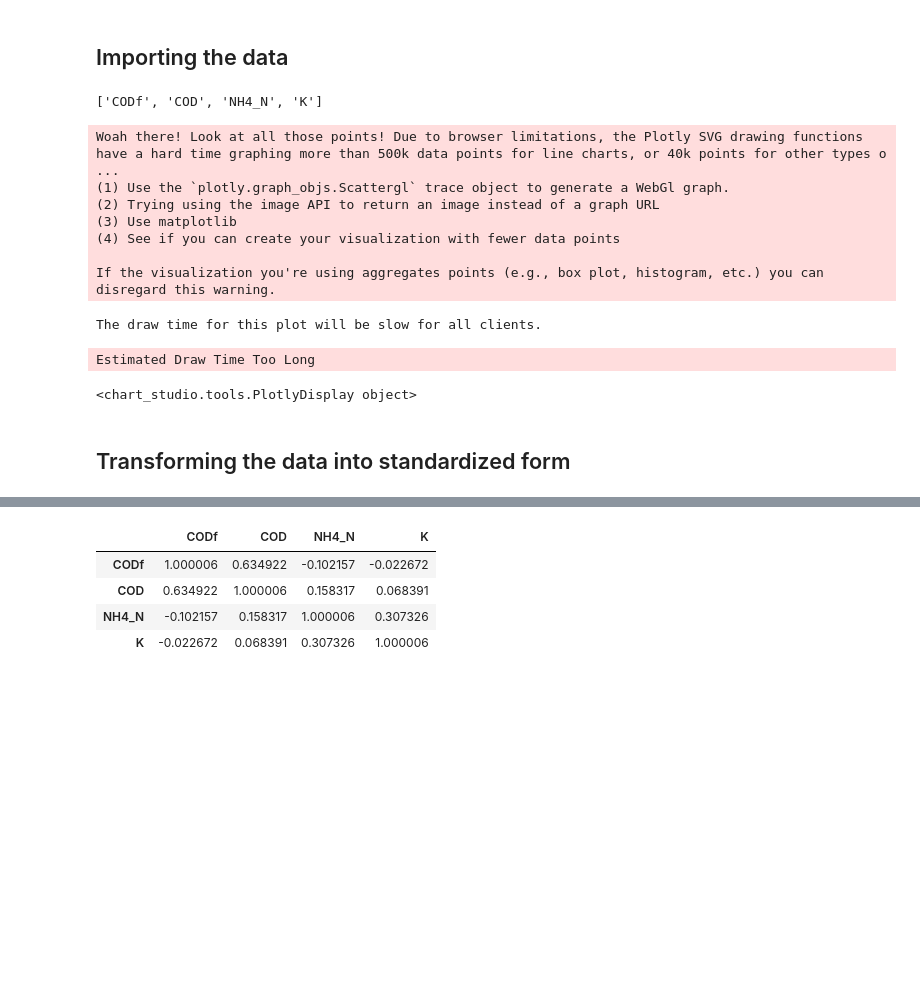
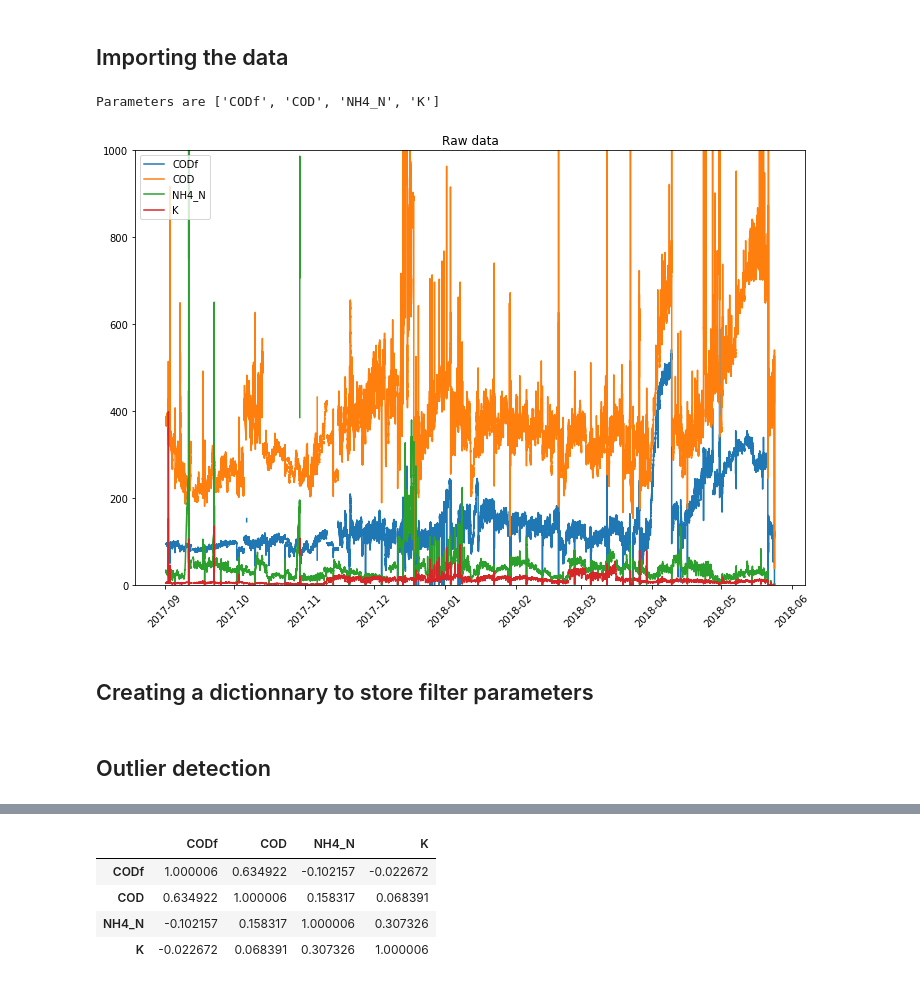
Before and after one commit to jeandavidt/datEAU_filtering, a Jupyter notebook: Univariate data treatment.ipynb, the cells around one changed output, grey strips where cells are left out. Cells and saved outputs as stored; diff of their text form; code cells hidden in the pictures; blank space fills up the shorter version.

```diff
--- a/Univariate data treatment.ipynb
+++ b/Univariate data treatment.ipynb
@@ -8,8 +17,7 @@ import cufflinks as cf
 # %% [markdown]
 ## Importing the data
 # %%
-raw_data = pd.read_csv('influentdata.csv',sep=';')
+raw_data = pd.read_csv('../sample_data/influentdata.csv',sep=';')
 raw_data.datetime = pd.to_datetime(raw_data.datetime)
-
-start_idx = raw_data.first_valid_index()
-end_idx = raw_data.last_valid_index()
+raw_data.set_index('datetime', inplace=True, drop=True)
+raw_data = raw_data.asfreq('2 min')
@@ -20,25 +24,17 @@ end_idx = raw_data.last_valid_index()
 # %%
 parameters_list = []
 for column in raw_data.columns:
-    if (('datetime' not in column)&('Unit' not in column) & ('equipment' not in column)):
+    if (('Unit' not in column) & ('equipment' not in column)):
         parameters_list.append(column)
-print(parameters_list)
+print('Parameters are {}'.format(parameters_list))
+plt.figure(figsize=(12,8))
+for parameter in parameters_list:
+    plt.plot(raw_data.index, raw_data[[parameter]])
+plt.xticks(rotation=45)
+plt.ylim([0, 1000])
+plt.legend(parameters_list)
+plt.title('Raw data')
+plt.show()
 # %% [output]
-['CODf', 'COD', 'NH4_N', 'K']
+Parameters are ['CODf', 'COD', 'NH4_N', 'K']
+[figure, added]
-# %%
-py.iplot([{
-    'x':raw_data.index,
-    'y':raw_data[col],
-    'name':col
-} for col in parameters_list], filename='raw_data')
-# %% [output]
-Woah there! Look at all those points! Due to browser limitations, the Plotly SVG drawing functions have a hard time graphing more than 500k data points for line charts, or 40k points for other types o ...
-(1) Use the `plotly.graph_objs.Scattergl` trace object to generate a WebGl graph.
-(2) Trying using the image API to return an image instead of a graph URL
-(3) Use matplotlib
-(4) See if you can create your visualization with fewer data points
-
-If the visualization you're using aggregates points (e.g., box plot, histogram, etc.) you can disregard this warning.
-The draw time for this plot will be slow for all clients.
-Estimated Draw Time Too Long
-<chart_studio.tools.PlotlyDisplay object>
@@ -47,2 +41,2 @@ calibration_period =pd.to_datetime(['January 15 2018','January 22 2018'])
-# %% [markdown]
-## Transforming the data into standardized form
+# %% [markdown]
+## Creating a dictionnary to store filter parameters
@@ -48,0 +69,2 @@ calibration_period =pd.to_datetime(['January 15 2018','January 22 2018'])
+# %% [markdown]
+## Outlier detection
```
Also changed, not shown: parts of 17 cells of this notebook, 1 other file.
